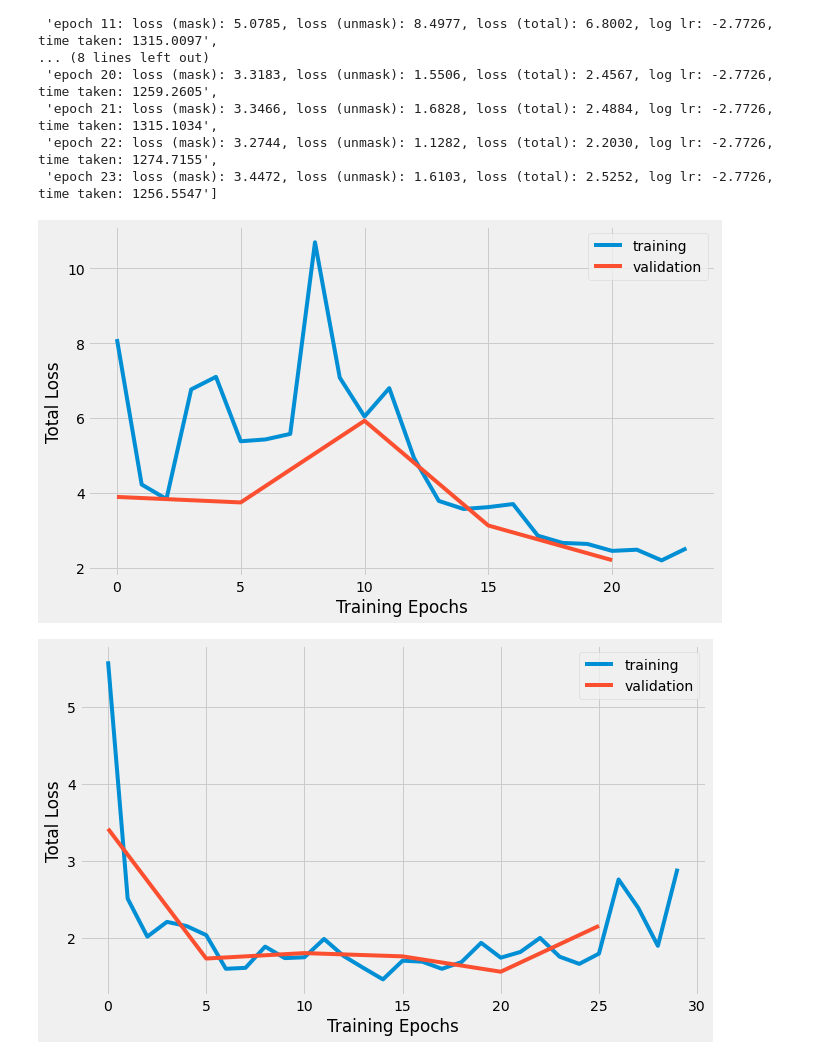
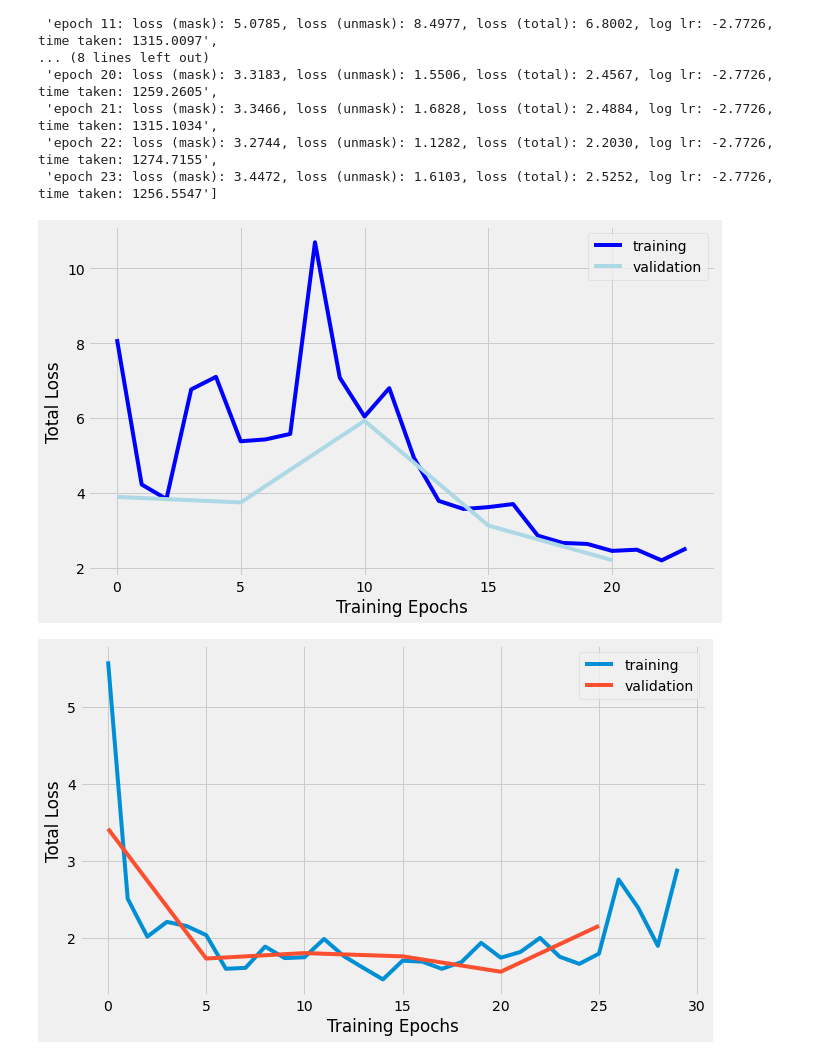
Before and after one commit to thewchan/string_quartets_gen, a Jupyter notebook: notebooks/loss_extraction.ipynb, the cells around one changed output. Cells and saved outputs as stored; diff of their text form; code cells hidden in the pictures.

```diff
--- a/notebooks/loss_extraction.ipynb
+++ b/notebooks/loss_extraction.ipynb
@@ -84,36 +84,36 @@ def get_valid_loss(file):
 
     with open(file, 'r') as f:
         for line in f:
             if line.strip().startswith('I1') and 'valid,' in line:
                 lines.append(line.strip())
 
     lines = [line.split('valid, ')[1] for line in lines]
     df = pd.DataFrame([line.split(':', 1) for line in lines])
     df = df.set_index(0)
     df = df[1].str.split(', ', expand=True)
     df = df.applymap(lambda x: x.split(': ')[1])
     df.columns = [f'temp{num}' for num in range(5)]
     df = df.reset_index()
     df.columns = ['epoch_num', 'loss (mask)', 'loss (unmask)', 'loss (total)', 'log lr', 'time taken(s)']
     df['epoch_num'] = df['epoch_num'].apply(lambda x: x.split(' ')[1])
     df = df.applymap(float)
     df['epoch_num'] = df['epoch_num'].apply(int)
 
     return df
 
 df = get_train_loss('../logs/dilated-10-128_bs=10,corrupt=0.5,len=64,lr=0.0625,mm=orderless,nreg_conv=2,num_i=4,n_pch=128,mask_only=False,quant=0.125,rescale=True,depth_mul=1,sep=True,res=True,sconv=True,soft=True/logs.txt')
 df_valid = get_valid_loss('../logs/dilated-10-128_bs=10,corrupt=0.5,len=64,lr=0.0625,mm=orderless,nreg_conv=2,num_i=4,n_pch=128,mask_only=False,quant=0.125,rescale=True,depth_mul=1,sep=True,res=True,sconv=True,soft=True/logs.txt')
 
 fig, ax = plt.subplots(figsize=(10, 6))
-ax.plot(df['epoch_num'], df['loss (total)'], label='training')
-ax.plot(df_valid['epoch_num'], df_valid['loss (total)'], label='validation')
+ax.plot(df['epoch_num'], df['loss (total)'], label='training', c='blue')
+ax.plot(df_valid['epoch_num'], df_valid['loss (total)'], label='validation', c='lightblue')
 ax.set_xlabel('Training Epochs')
 ax.set_ylabel('Total Loss')
 ax.legend()
 
 plt.savefig('temp.png') #random_normal initializers, lr=0.0625, no data correction
 # %% [output]
-[figure, old version]
+[figure, new version]
 # %%
 df2 = get_train_loss('../logs/dilated-9-128_bs=10,corrupt=0.5,len=64,lr=0.0625,mm=orderless,nreg_conv=2,num_i=4,n_pch=46,mask_only=False,quant=0.125,rescale=True,depth_mul=1,sep=True,res=True,sconv=True,soft=True/logs.txt')
 df2_valid = get_valid_loss('../logs/dilated-9-128_bs=10,corrupt=0.5,len=64,lr=0.0625,mm=orderless,nreg_conv=2,num_i=4,n_pch=46,mask_only=False,quant=0.125,rescale=True,depth_mul=1,sep=True,res=True,sconv=True,soft=True/logs.txt')
```
Also changed, not shown: parts of 1 cell of this notebook, 13 other files.
